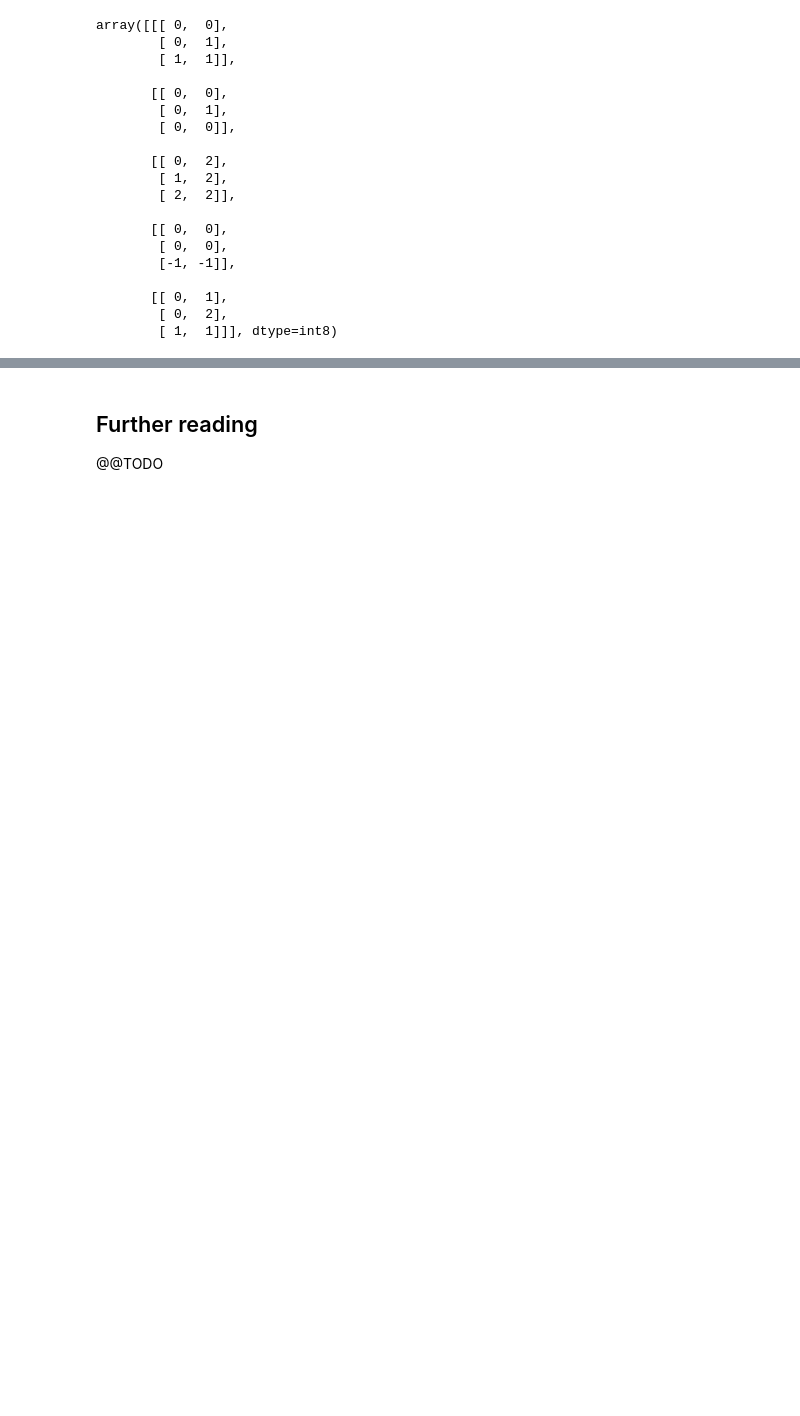
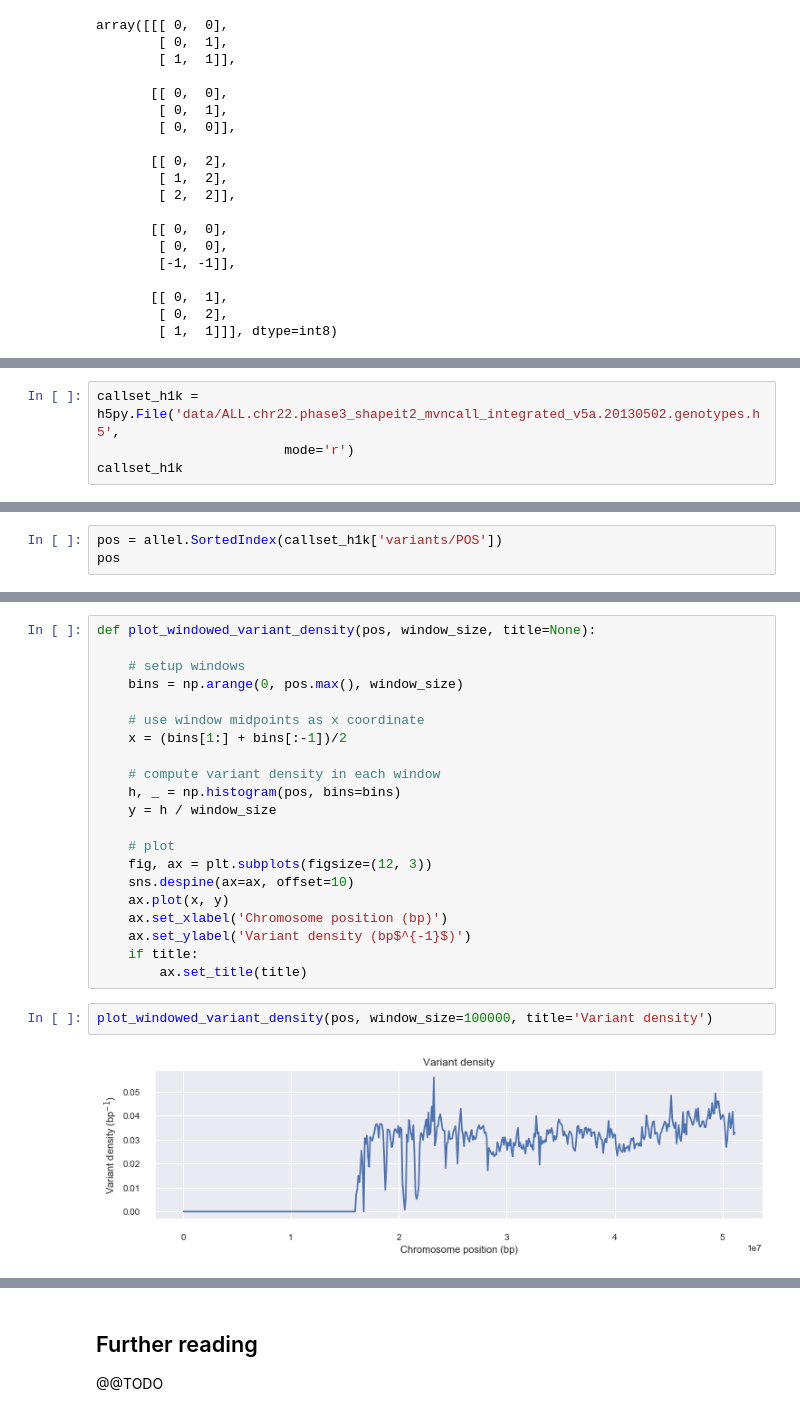
Before and after one commit to alimanfoo/alimanfoo.github.io, a Jupyter notebook: _posts/2017-06-14-read-vcf.ipynb, the cells around one changed output, grey strips where cells are left out. Drawn from its saved outputs; the diff is of its cells as text; blank space fills up the shorter version.

```diff
--- a/_posts/2017-06-14-read-vcf.ipynb
+++ b/_posts/2017-06-14-read-vcf.ipynb
@@ -664,0 +818,4 @@ array([[[ 0,  0],
+# %%
+callset_h1k = h5py.File('data/ALL.chr22.phase3_shapeit2_mvncall_integrated_v5a.20130502.genotypes.h5',
+                        mode='r')
+callset_h1k
@@ -664,0 +856,3 @@ array([[[ 0,  0],
+# %%
+pos = allel.SortedIndex(callset_h1k['variants/POS'])
+pos
@@ -664,0 +863,25 @@ array([[[ 0,  0],
+# %%
+def plot_windowed_variant_density(pos, window_size, title=None):
+
+    # setup windows
+    bins = np.arange(0, pos.max(), window_size)
+
+    # use window midpoints as x coordinate
+    x = (bins[1:] + bins[:-1])/2
+
+    # compute variant density in each window
+    h, _ = np.histogram(pos, bins=bins)
+    y = h / window_size
+
+    # plot
+    fig, ax = plt.subplots(figsize=(12, 3))
+    sns.despine(ax=ax, offset=10)
+    ax.plot(x, y)
+    ax.set_xlabel('Chromosome position (bp)')
+    ax.set_ylabel('Variant density (bp$^{-1}$)')
+    if title:
+        ax.set_title(title)
+# %%
+plot_windowed_variant_density(pos, window_size=100000, title='Variant density')
+# %% [output]
+[figure, added]
```
Also changed, not shown: parts of 56 cells of this notebook, 15 other files.
